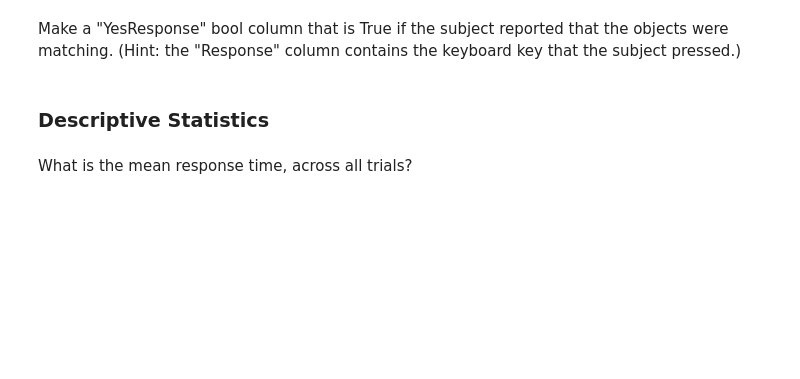
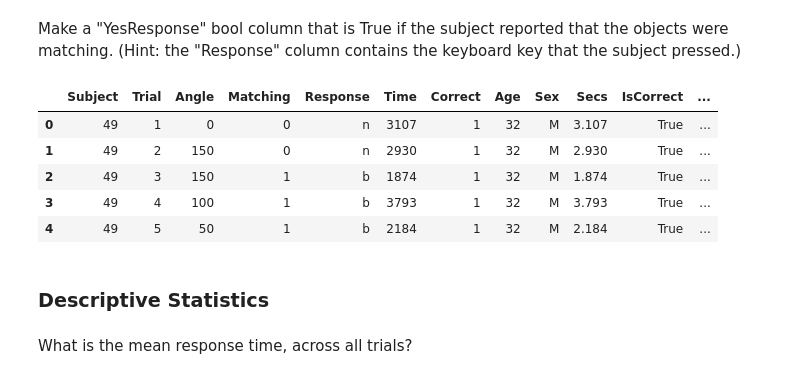
Before and after one commit to nickdelgrosso/Intro2Python, a Jupyter notebook: 16_Review_DataFrames_And_Seaborn2.ipynb, the cells around one changed output. Saved outputs shown, nothing was run; the diff lists cells and outputs as text; code cells hidden in the pictures; blank space fills up the shorter version.

```diff
--- a/16_Review_DataFrames_And_Seaborn2.ipynb
+++ b/16_Review_DataFrames_And_Seaborn2.ipynb
@@ -38,6 +194,16 @@ Change the "Correct" column to *bool* (True/False) using the **astype()** method
 # %% [markdown]
 Make a "YesResponse" bool column that is True if the subject reported that the objects were matching.
 (Hint: the "Response" column contains the keyboard key that the subject pressed.)
+# %%
+df['YesResponse'] = df['Matching'] == 'b'
+df.head()
+# %% [output]
+|  | Subject | Trial | Angle | Matching | Response | Time | Correct | Age | Sex | Secs | IsCorrect | ... |
+| 0 | 49 | 1 | 0 | 0 | n | 3107 | 1 | 32 | M | 3.107 | True | ... |
+| 1 | 49 | 2 | 150 | 0 | n | 2930 | 1 | 32 | M | 2.930 | True | ... |
+| 2 | 49 | 3 | 150 | 1 | b | 1874 | 1 | 32 | M | 1.874 | True | ... |
+| 3 | 49 | 4 | 100 | 1 | b | 3793 | 1 | 32 | M | 3.793 | True | ... |
+| 4 | 49 | 5 | 50 | 1 | b | 2184 | 1 | 32 | M | 2.184 | True | ... |
 # %% [markdown]
 ### Descriptive Statistics
 # %% [markdown]
```
Also changed, not shown: parts of 35 cells of this notebook, 2 other files.
